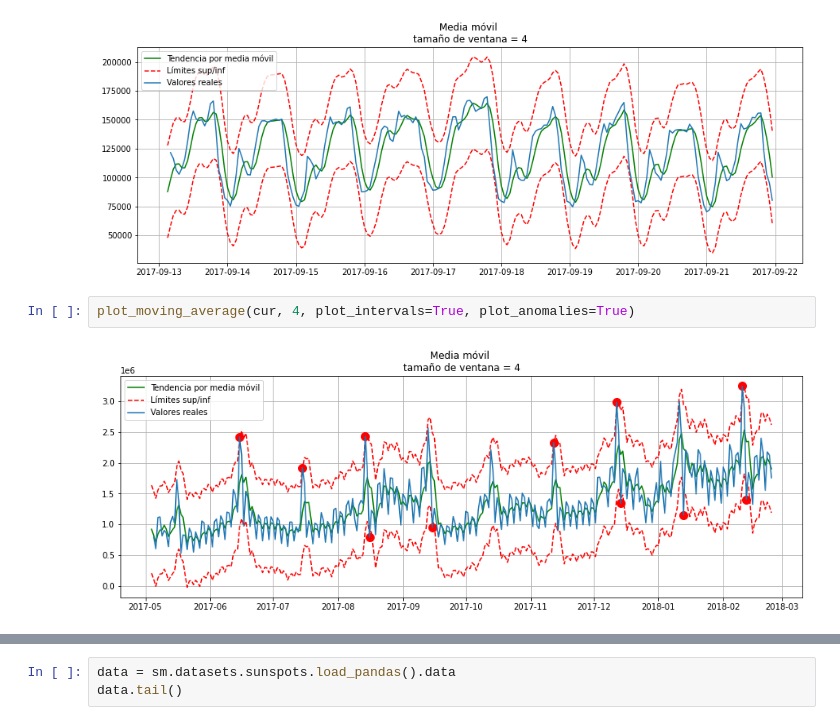
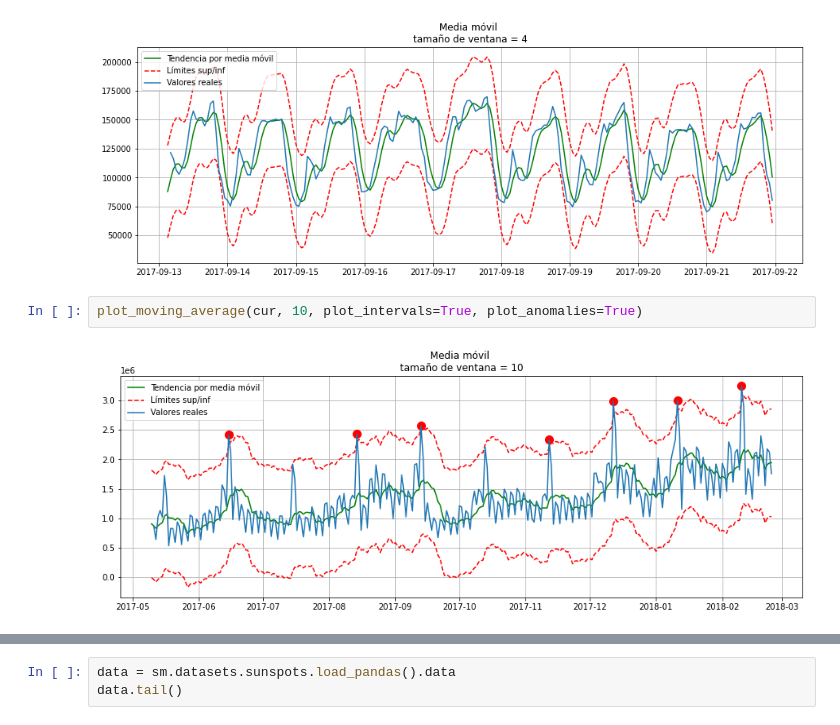
Before and after one commit to nestorivanmo/iimas-data-science, a Jupyter notebook: ppcd/unidad-3/series-de-tiempo.ipynb, the cells around one changed output, grey strips where cells are left out. Drawn from its saved outputs; the diff is of its cells as text.

```diff
--- a/ppcd/unidad-3/series-de-tiempo.ipynb
+++ b/ppcd/unidad-3/series-de-tiempo.ipynb
@@ -98,6 +100,6 @@ plot_moving_average(ads, 4, plot_intervals=True, plot_anomalies=True)
 # %% [output]
 [figure]
 # %%
-plot_moving_average(cur, 4, plot_intervals=True, plot_anomalies=True)
+plot_moving_average(cur, 10, plot_intervals=True, plot_anomalies=True)
 # %% [output]
-[figure, old version]
+[figure, new version]
```
Also changed, not shown: parts of 5 cells of this notebook.
